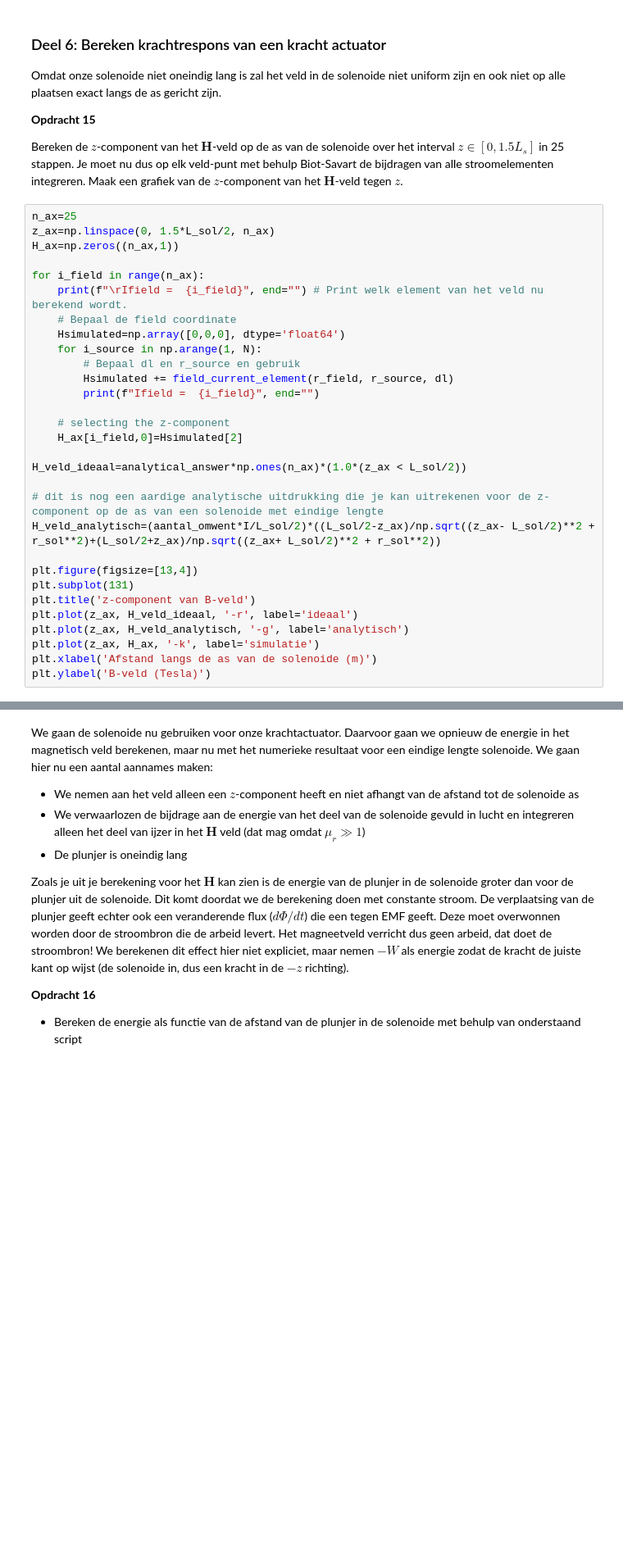
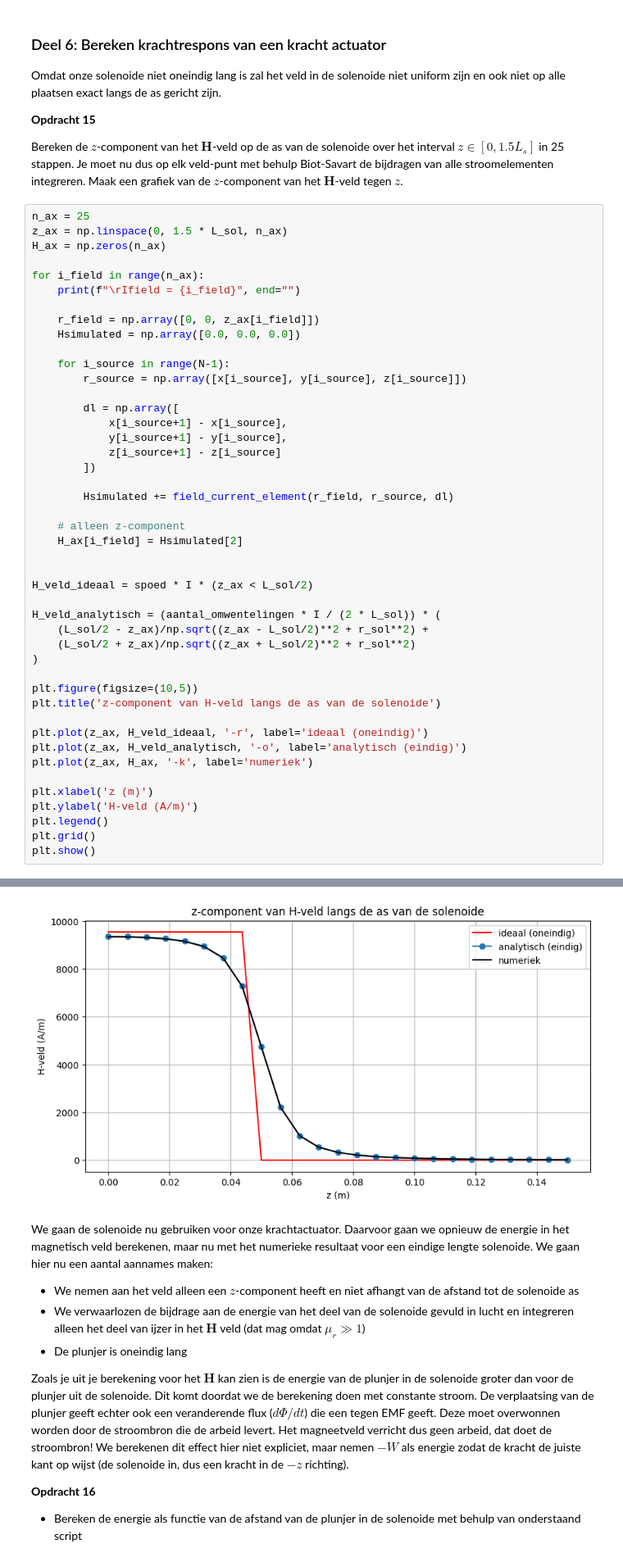
Before and after one commit to PimvanBeers/opdrachten-DEF-D, a Jupyter notebook: 2KrachtactuatorOpdracht/KrachtactuatorOpdracht.ipynb, the cells around one changed output, grey strips where cells are left out. Shown at 82% size. Drawn from its saved outputs; the diff is of its cells as text; blank space fills up the shorter version.

```diff
--- a/2KrachtactuatorOpdracht/KrachtactuatorOpdracht.ipynb
+++ b/2KrachtactuatorOpdracht/KrachtactuatorOpdracht.ipynb
@@ -494,32 +494,48 @@ Omdat onze solenoide niet oneindig lang is zal het veld in de solenoide niet uni
 
 Bereken de $z$-component van het $\mathbf{H}$-veld op de as van de solenoide over het interval $z \in [0, 1.5L_s]$ in 25 stappen. Je moet nu dus op elk veld-punt met behulp Biot-Savart de bijdragen van alle stroomelementen integreren. Maak een grafiek van de $z$-component van het $\mathbf{H}$-veld tegen $z$.
 # %%
-n_ax=25
-z_ax=np.linspace(0, 1.5*L_sol/2, n_ax)
-H_ax=np.zeros((n_ax,1))
+n_ax = 25
+z_ax = np.linspace(0, 1.5 * L_sol, n_ax)
+H_ax = np.zeros(n_ax)
 
 for i_field in range(n_ax):
-    print(f"\rIfield =  {i_field}", end="") # Print welk element van het veld nu berekend wordt.
-    # Bepaal de field coordinate
-    Hsimulated=np.array([0,0,0], dtype='float64')
-    for i_source in np.arange(1, N):
-        # Bepaal dl en r_source en gebruik
+    print(f"\rIfield = {i_field}", end="")
+
+    r_field = np.array([0, 0, z_ax[i_field]])
+    Hsimulated = np.array([0.0, 0.0, 0.0])
+
+    for i_source in range(N-1):
+        r_source = np.array([x[i_source], y[i_source], z[i_source]])
+
+        dl = np.array([
+            x[i_source+1] - x[i_source],
+            y[i_source+1] - y[i_source],
+            z[i_source+1] - z[i_source]
+        ])
+
         Hsimulated += field_current_element(r_field, r_source, dl)
-        print(f"Ifield =  {i_field}", end="")
 
-    # selecting the z-component
-    H_ax[i_field,0]=Hsimulated[2]
+    # alleen z-component
+    H_ax[i_field] = Hsimulated[2]
 
-H_veld_ideaal=analytical_answer*np.ones(n_ax)*(1.0*(z_ax < L_sol/2))
 
-# dit is nog een aardige analytische uitdrukking die je kan uitrekenen voor de z-component op de as van een solenoide met eindige lengte
-H_veld_analytisch=(aantal_omwent*I/L_sol/2)*((L_sol/2-z_ax)/np.sqrt((z_ax- L_sol/2)**2 + r_sol**2)+(L_sol/2+z_ax)/np.sqrt((z_ax+ L_sol/2)**2 + r_sol**2))
+H_veld_ideaal = spoed * I * (z_ax < L_sol/2)
 
-plt.figure(figsize=[13,4])
-plt.subplot(131)
-plt.title('z-component van B-veld')
-plt.plot(z_ax, H_veld_ideaal, '-r', label='ideaal')
-plt.plot(z_ax, H_veld_analytisch, '-g', label='analytisch')
-plt.plot(z_ax, H_ax, '-k', label='simulatie')
-plt.xlabel('Afstand langs de as van de solenoide (m)')
-plt.ylabel('B-veld (Tesla)')
+H_veld_analytisch = (aantal_omwentelingen * I / (2 * L_sol)) * (
+    (L_sol/2 - z_ax)/np.sqrt((z_ax - L_sol/2)**2 + r_sol**2) +
+    (L_sol/2 + z_ax)/np.sqrt((z_ax + L_sol/2)**2 + r_sol**2)
+)
+
+plt.figure(figsize=(10,5))
+plt.title('z-component van H-veld langs de as van de solenoide')
+
+plt.plot(z_ax, H_veld_ideaal, '-r', label='ideaal (oneindig)')
+plt.plot(z_ax, H_veld_analytisch, '-o', label='analytisch (eindig)')
+plt.plot(z_ax, H_ax, '-k', label='numeriek')
+
+plt.xlabel('z (m)')
+plt.ylabel('H-veld (A/m)')
+plt.legend()
+plt.grid()
+plt.show()
+# %% [output]
@@ -526,3 +543,4 @@ plt.ylabel('B-veld (Tesla)')
+[figure, added]
 # %% [markdown]
 We gaan de solenoide nu gebruiken voor onze krachtactuator. Daarvoor gaan we opnieuw de energie in het magnetisch veld berekenen, maar nu met het numerieke resultaat voor een eindige lengte solenoide. We gaan hier nu een aantal aannames maken:
 * We nemen aan het veld alleen een $z$-component heeft en niet afhangt van de afstand tot de solenoide as
```
Also changed, not shown: parts of 4 cells of this notebook.
